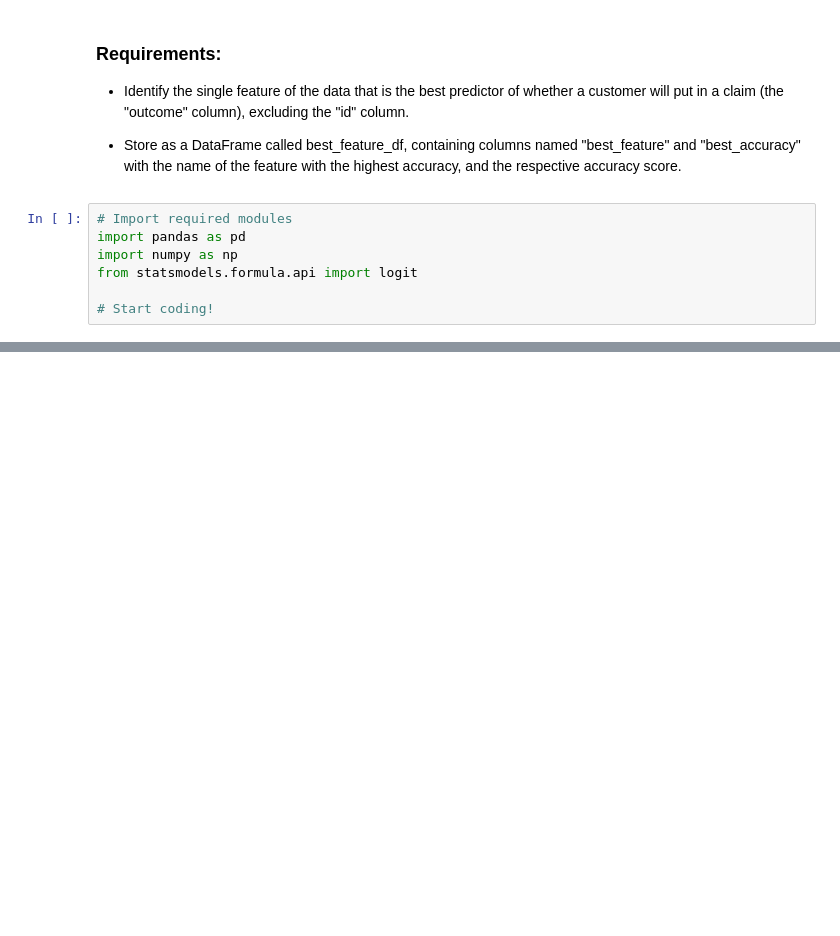
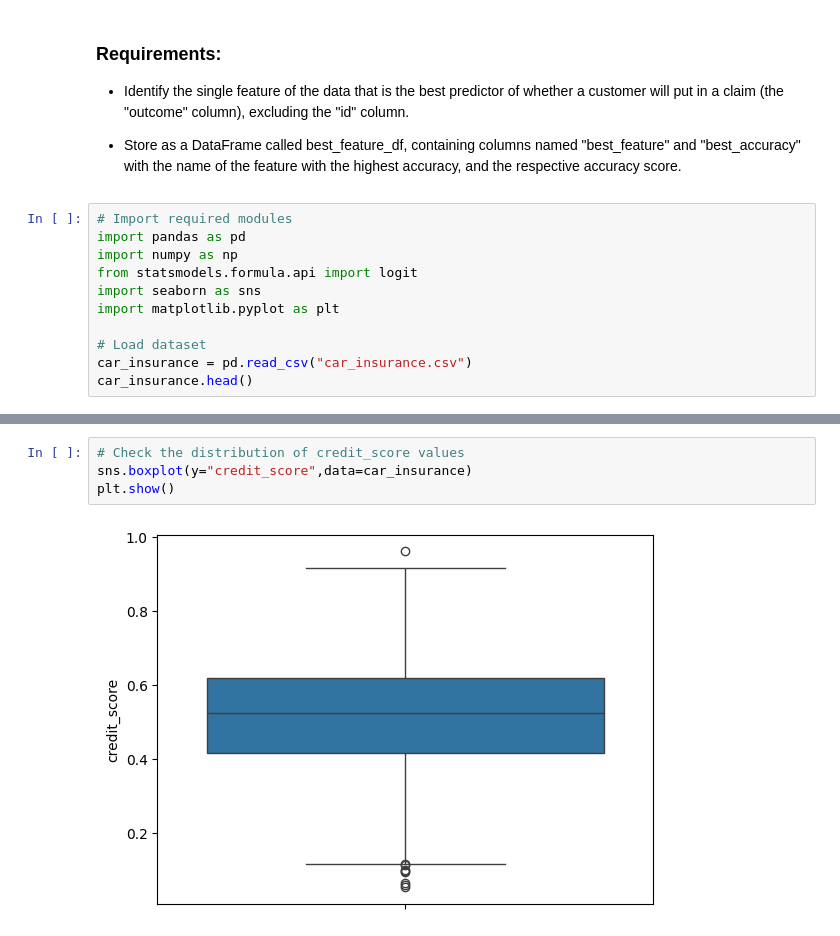
Before and after one commit to kend0t/DataCamp-Projects, a Jupyter notebook: Modeling Car Insurance Claim Outcomes/notebook.ipynb, the cells around one changed output, grey strips where cells are left out. Cells and saved outputs as stored; diff of their text form; blank space fills up the shorter version.

Commit message:
Added the completed car insurance claim prediction model project

```diff
--- a/Modeling Car Insurance Claim Outcomes/notebook.ipynb
+++ b/Modeling Car Insurance Claim Outcomes/notebook.ipynb
@@ -44,5 +44,9 @@ They have supplied you with their customer data as a csv file called `car_insura
 import pandas as pd
 import numpy as np
 from statsmodels.formula.api import logit
+import seaborn as sns
+import matplotlib.pyplot as plt
 
-# Start coding!
+# Load dataset
+car_insurance = pd.read_csv("car_insurance.csv")
+car_insurance.head()
@@ -48,0 +83,6 @@ from statsmodels.formula.api import logit
+# %%
+# Check the distribution of credit_score values
+sns.boxplot(y="credit_score",data=car_insurance)
+plt.show()
+# %% [output]
+[figure, added]
```
Also changed, not shown: parts of 11 cells of this notebook.
